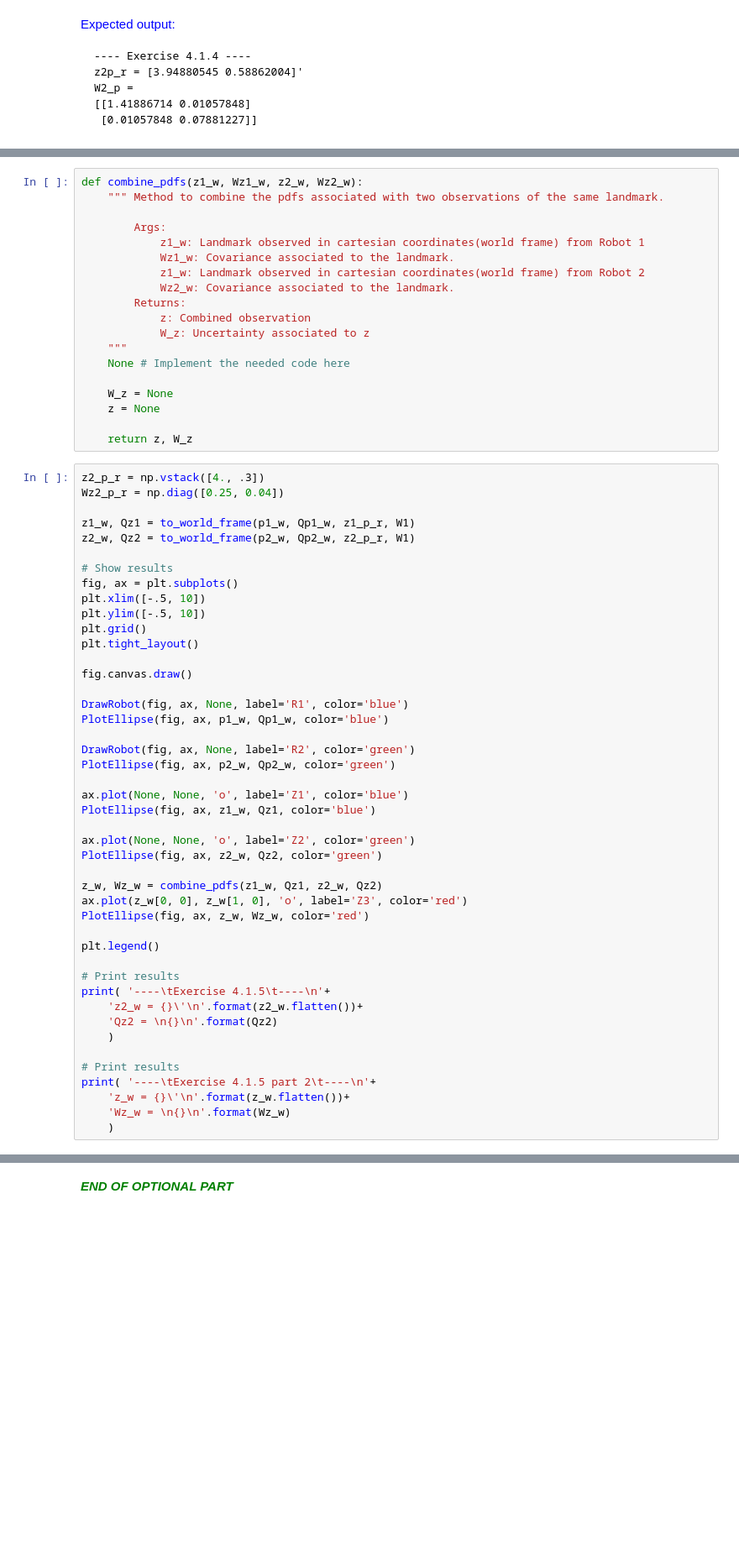
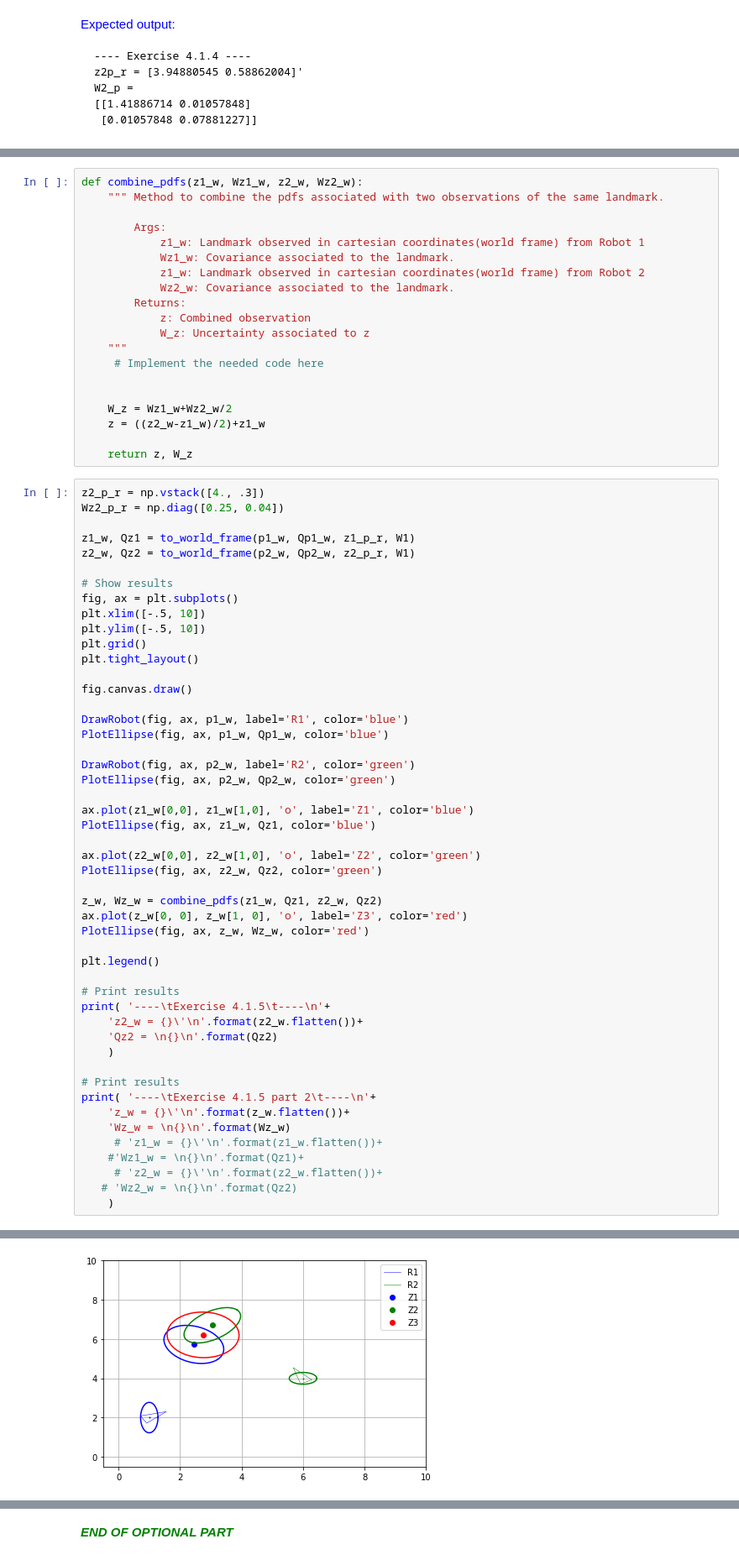
Before and after one commit to psychys/uma_robotics_2022, a Jupyter notebook: Chapter 04. Robot sensing/4.1 Landmark-based models.ipynb, the cells around one changed output, grey strips where cells are left out. Shown: that part at 84% size. Drawn from its saved outputs; the diff is of its cells as text; blank space fills up the shorter version.

```diff
--- a/Chapter 04. Robot sensing/4.1 Landmark-based models.ipynb
+++ b/Chapter 04. Robot sensing/4.1 Landmark-based models.ipynb
@@ -541,10 +570,11 @@ def combine_pdfs(z1_w, Wz1_w, z2_w, Wz2_w):
             z: Combined observation
             W_z: Uncertainty associated to z
     """
-    None # Implement the needed code here
+     # Implement the needed code here
 
-    W_z = None
-    z = None
+
+    W_z = Wz1_w+Wz2_w/2
+    z = ((z2_w-z1_w)/2)+z1_w
 
     return z, W_z
 # %%
@@ -563,16 +593,16 @@ plt.tight_layout()
 
 fig.canvas.draw()
 
-DrawRobot(fig, ax, None, label='R1', color='blue')
+DrawRobot(fig, ax, p1_w, label='R1', color='blue')
 PlotEllipse(fig, ax, p1_w, Qp1_w, color='blue')
 
-DrawRobot(fig, ax, None, label='R2', color='green')
+DrawRobot(fig, ax, p2_w, label='R2', color='green')
 PlotEllipse(fig, ax, p2_w, Qp2_w, color='green')
 
-ax.plot(None, None, 'o', label='Z1', color='blue')
+ax.plot(z1_w[0,0], z1_w[1,0], 'o', label='Z1', color='blue')
 PlotEllipse(fig, ax, z1_w, Qz1, color='blue')
 
-ax.plot(None, None, 'o', label='Z2', color='green')
+ax.plot(z2_w[0,0], z2_w[1,0], 'o', label='Z2', color='green')
 PlotEllipse(fig, ax, z2_w, Qz2, color='green')
 
 z_w, Wz_w = combine_pdfs(z1_w, Qz1, z2_w, Qz2)
@@ -591,4 +621,9 @@ print( '----\tExercise 4.1.5\t----\n'+
 print( '----\tExercise 4.1.5 part 2\t----\n'+
     'z_w = {}\'\n'.format(z_w.flatten())+
     'Wz_w = \n{}\n'.format(Wz_w)
+     # 'z1_w = {}\'\n'.format(z1_w.flatten())+
+    #'Wz1_w = \n{}\n'.format(Qz1)+
+     # 'z2_w = {}\'\n'.format(z2_w.flatten())+
+   # 'Wz2_w = \n{}\n'.format(Qz2)
     )
+# %% [output]
@@ -595,3 +641,4 @@ print( '----\tExercise 4.1.5 part 2\t----\n'+
+[figure, added]
 # %% [markdown]
 <span style="color:blue">Expected ouputs:</span>
 
```
Also changed, not shown: parts of 14 cells of this notebook, 2 other files.
